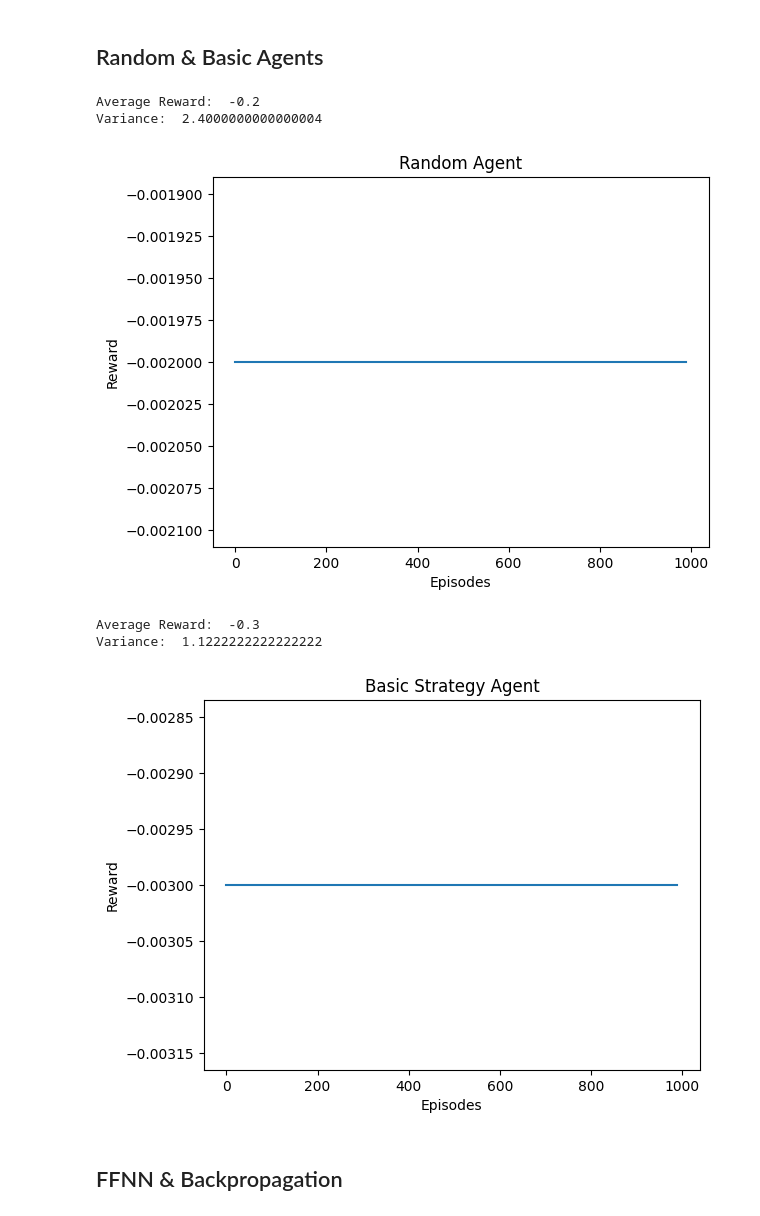
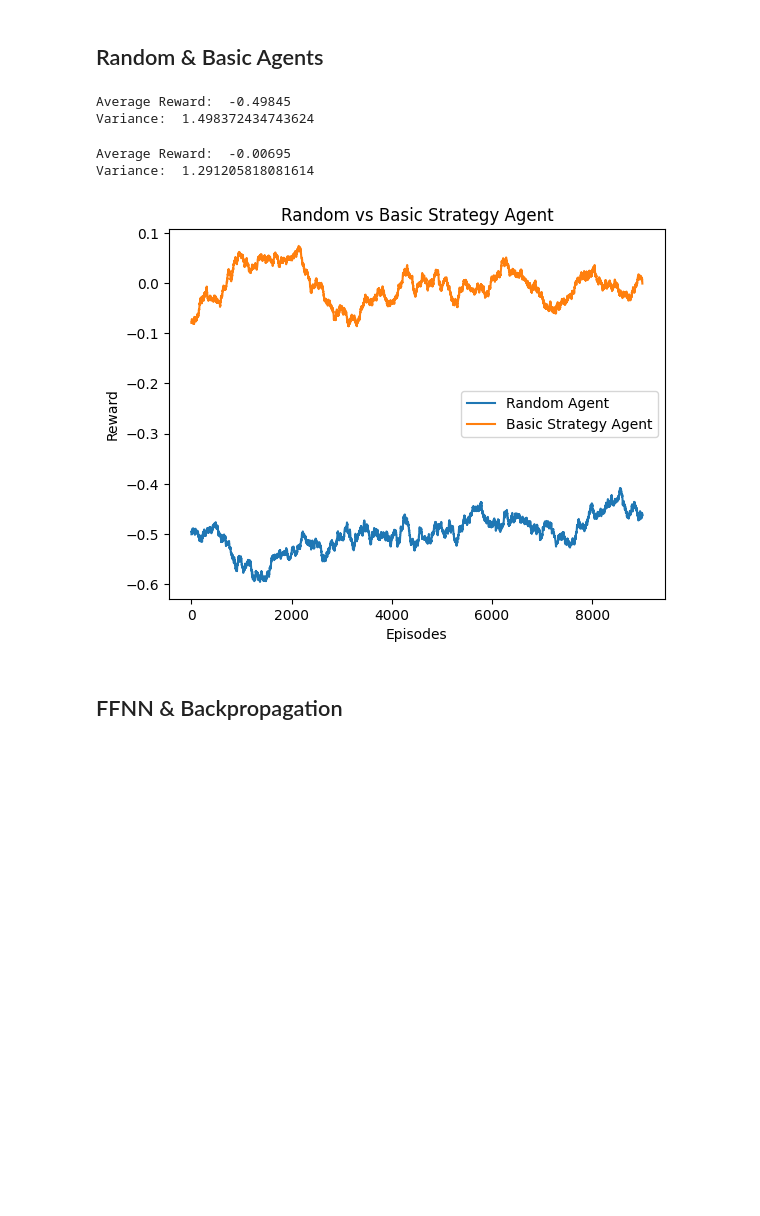
Before and after one commit to Floris93100/Blackjack-FFNN, a Jupyter notebook: src/blackjack.ipynb, the cells around one changed output. Drawn from its saved outputs; the diff is of its cells as text; code cells hidden in the pictures; blank space fills up the shorter version.

```diff
--- a/src/blackjack.ipynb
+++ b/src/blackjack.ipynb
@@ -79,42 +79,47 @@ def play_game(env, episodes, agent, collect_data=False, print_rewards=True):
 
     return rewards
 # %%
-def plot_reward(data, title, filename):
+def plot_reward(data, title, filename, labels):
+    data = np.array(data)
+    np.savetxt(f'../data/{filename}.csv', data.reshape(data.shape[0], -1), delimiter=',')
 
-    np.savetxt(f'../data/{filename}_rewards.csv', data, delimiter=',')
+    _, ax = plt.subplots()
 
     rolling_length = 1000
-    rolling_mean = np.convolve(data, np.ones(rolling_length)/rolling_length, mode='valid')
 
-    plt.plot(rolling_mean)
+    rolling_mean = np.zeros((len(data), len(data[0]) - (rolling_length - 1)))
+    for i in range(len(data)):
+        rolling_mean[i] = (np.convolve(np.array(data[i]).flatten(), np.ones(rolling_length), mode="valid")
+            / rolling_length)
+        ax.plot(rolling_mean[i], label=labels[i])
 
     plt.ylabel("Reward")
     plt.xlabel("Episodes")
     plt.title(title)
+    plt.legend()
     plt.savefig(f"../data/{filename}.png", dpi='figure', format=None)
     plt.show()
 # %%
 env = BlackjackEnv(natural=True)
 
-episodes = 10
-collect_data = True
+episodes = 10000
+collect_data = False
 # %% [markdown]
 ## Random & Basic Agents
 # %%
 agent = RandomAgent(env, filename="random_agent")
 rewards_random = play_game(env, episodes, agent, collect_data)
-plot_reward(rewards_random, "Random Agent", "random_agent")
+
 
 agent = BasicStrategyAgent(env, filename="basic_strategy_agent")
 rewards_basic_strategy = play_game(env, episodes, agent, collect_data)
-plot_reward(rewards_basic_strategy, "Basic Strategy Agent", "basic_strategy_agent")
+plot_reward([rewards_random, rewards_basic_strategy], "Random vs Basic Strategy Agent", "random_vs_basic_strategy", ["Random Agent", "Basic Strategy Agent"])
 # %% [output]
-Average Reward:  -0.2
-Variance:  2.4000000000000004
+Average Reward:  -0.49845
+Variance:  1.498372434743624
+Average Reward:  -0.00695
+Variance:  1.291205818081614
-[figure, old version]
+[figure, new version]
-Average Reward:  -0.3
-Variance:  1.1222222222222222
-[figure, removed]
 # %% [markdown]
 ## FFNN & Backpropagation
 # %%
```
Also changed, not shown: parts of 4 cells of this notebook, 2 other files.
